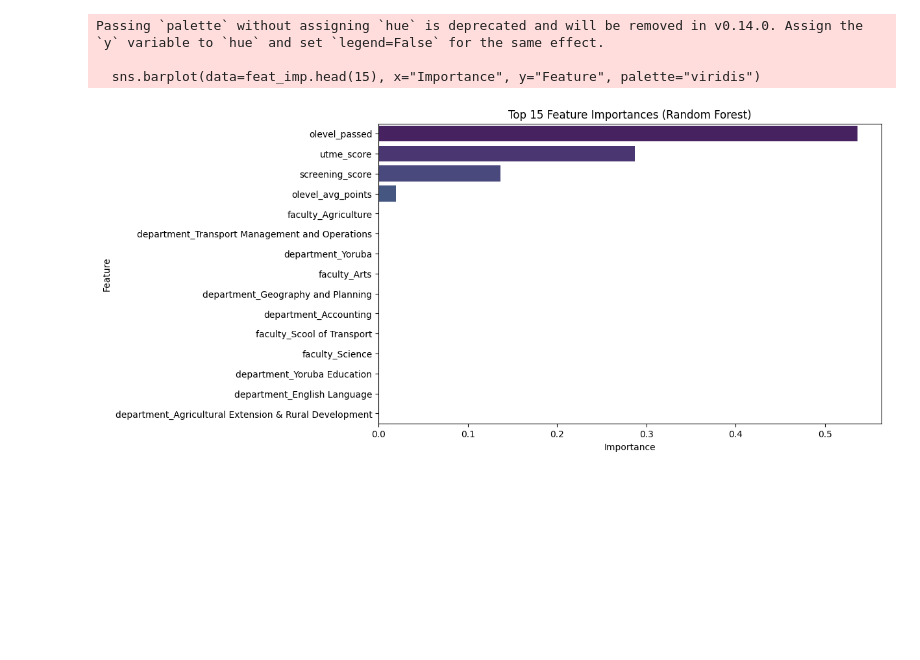
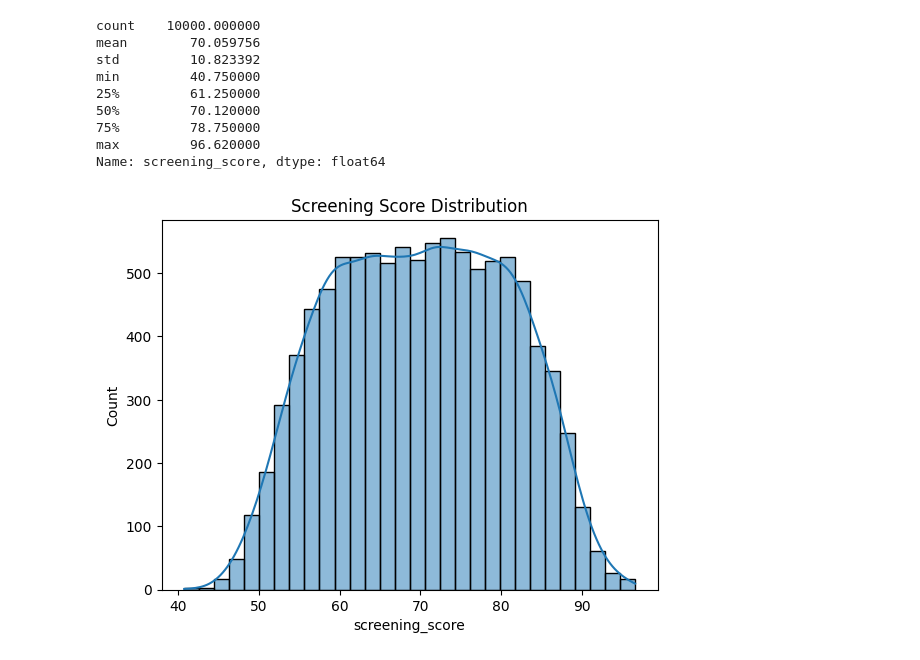
Before and after one commit to elauder27/ADMISSION-COMPASS, a Jupyter notebook: Admission-Compass-ML/Notebooks/Modelling_notebook/LASU_Model.ipynb, the cells around one changed output. Saved outputs shown, nothing was run; the diff lists cells and outputs as text; code cells hidden in the pictures; blank space fills up the shorter version.

```diff
--- a/Admission-Compass-ML/Notebooks/Modelling_notebook/LASU_Model.ipynb
+++ b/Admission-Compass-ML/Notebooks/Modelling_notebook/LASU_Model.ipynb
@@ -192,22 +103,22 @@ plt.show()
-# %%
-# Feature Importance (from Random Forest)
-# Extract feature importance from Random Forest model
-rf_model = random_forest.named_steps['model']
-ohe = random_forest.named_steps['preprocessor'].named_transformers_['cat']
-encoded_cats = ohe.get_feature_names_out(categorical_features)
-
-feature_names = list(encoded_cats) + numeric_features
-importances = rf_model.feature_importances_
-
-feat_imp = pd.DataFrame({"Feature": feature_names, "Importance": importances})
-feat_imp = feat_imp.sort_values("Importance", ascending=False)
-
-plt.figure(figsize=(10,6))
-sns.barplot(data=feat_imp.head(15), x="Importance", y="Feature", palette="viridis")
-plt.title("Top 15 Feature Importances (Random Forest)")
-plt.show()
-# %% [output]
-Passing `palette` without assigning `hue` is deprecated and will be removed in v0.14.0. Assign the `y` variable to `hue` and set `legend=False` for the same effect.
-
-  sns.barplot(data=feat_imp.head(15), x="Importance", y="Feature", palette="viridis")
-[figure, removed]
+# %%
+import pandas as pd
+import matplotlib.pyplot as plt
+import seaborn as sns
+
+df = pd.read_csv("../../Data/LASU_processed.csv")
+
+print(df["screening_score"].describe())
+sns.histplot(df["screening_score"], bins=30, kde=True)
+plt.title("Screening Score Distribution")
+plt.show()
+# %% [output]
+count    10000.000000
+mean        70.059756
+std         10.823392
+min         40.750000
+25%         61.250000
+50%         70.120000
+75%         78.750000
+max         96.620000
+Name: screening_score, dtype: float64
+[figure, added]
```
Also changed, not shown: parts of 6 cells of this notebook, 9 other files.
